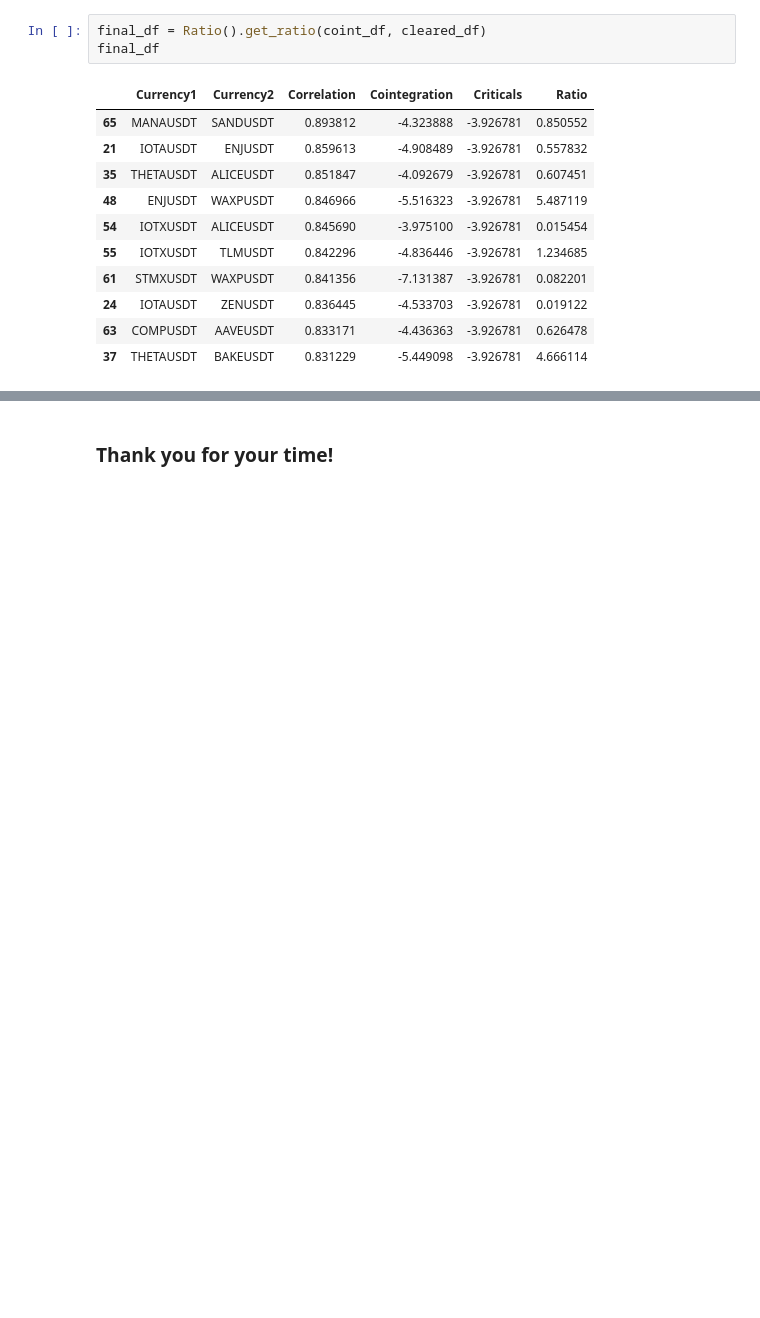
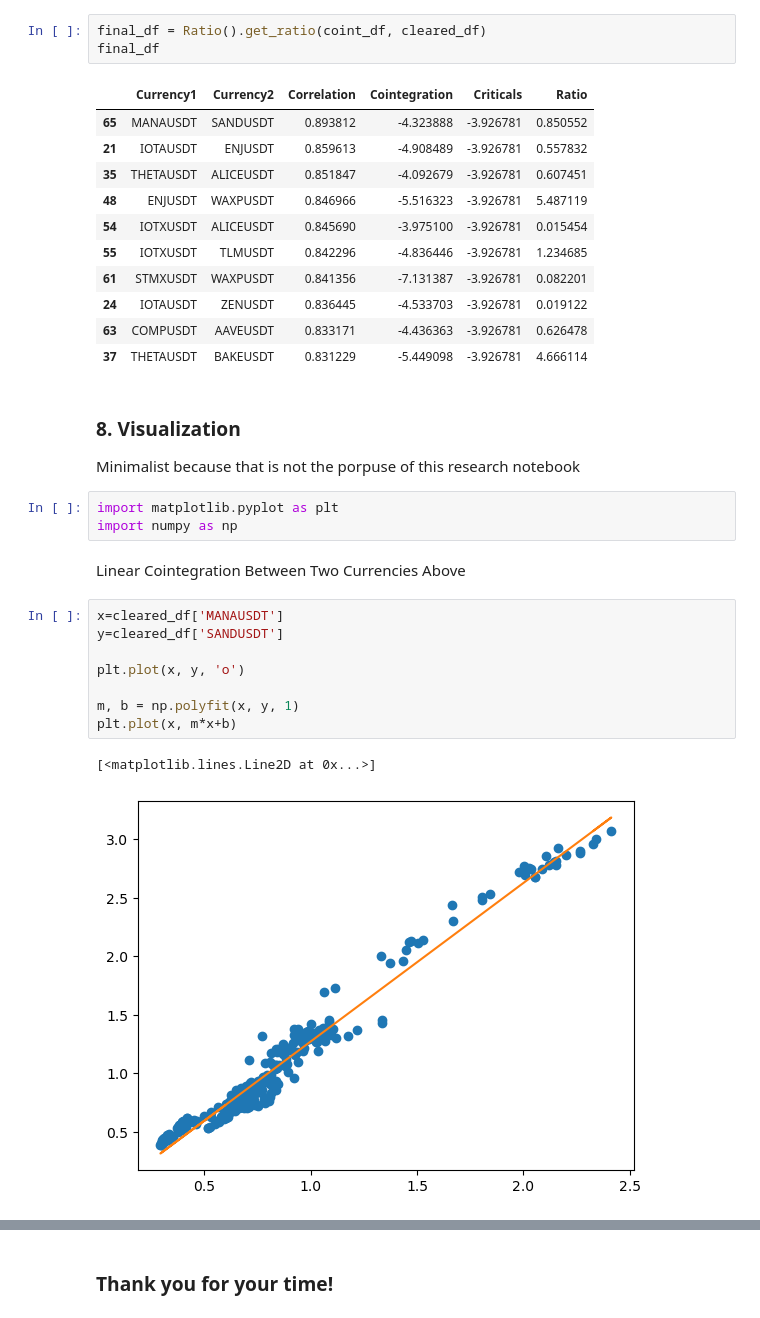
Before and after one commit to Algo-Tradings/pairs-trading-research, a Jupyter notebook: researcher.ipynb, the cells around one changed output, grey strips where cells are left out. Drawn from its saved outputs; the diff is of its cells as text; blank space fills up the shorter version.

Commit message:
Added data visualization

```diff
--- a/researcher.ipynb
+++ b/researcher.ipynb
@@ -125,3 +126,22 @@ final_df
 | 24 | IOTAUSDT | ZENUSDT | 0.836445 | -4.533703 | -3.926781 | 0.019122 |
 | 63 | COMPUSDT | AAVEUSDT | 0.833171 | -4.436363 | -3.926781 | 0.626478 |
 | 37 | THETAUSDT | BAKEUSDT | 0.831229 | -5.449098 | -3.926781 | 4.666114 |
+# %% [markdown]
+<h3>8. Visualization</h3>
+Minimalist because that is not the porpuse of this research notebook
+# %%
+import matplotlib.pyplot as plt
+import numpy as np
+# %% [markdown]
+Linear Cointegration Between Two Currencies Above
+# %%
+x=cleared_df['MANAUSDT']
+y=cleared_df['SANDUSDT']
+
+plt.plot(x, y, 'o')
+
+m, b = np.polyfit(x, y, 1)
+plt.plot(x, m*x+b)
+# %% [output]
+[<matplotlib.lines.Line2D at 0x...>]
+[figure, added]
```
Also changed, not shown: parts of 5 cells of this notebook.
